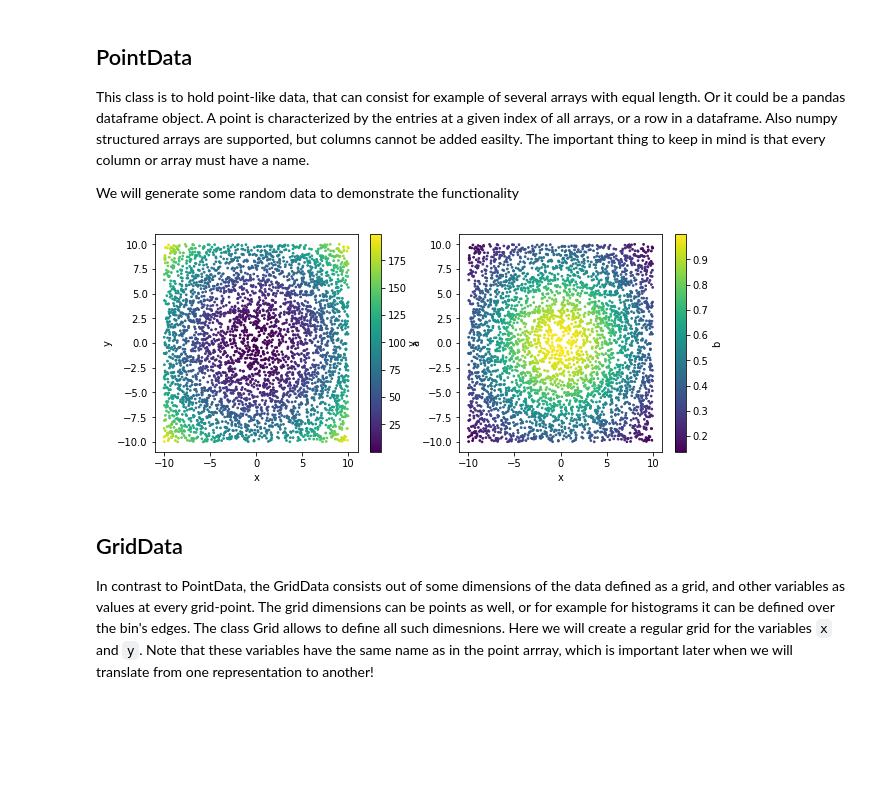
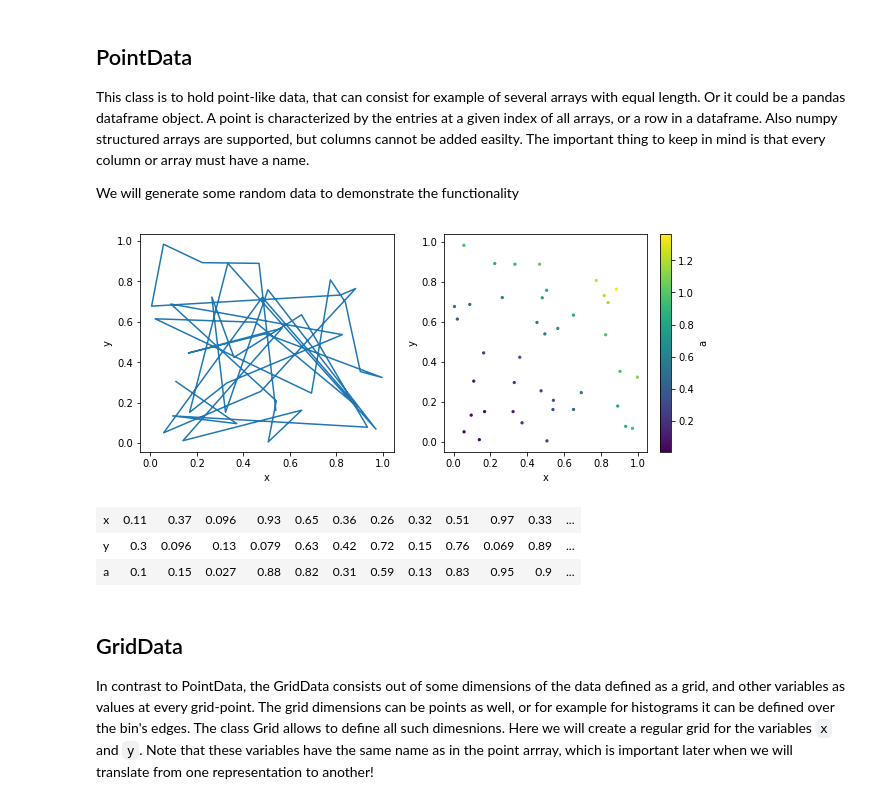
Before and after one commit to philippeller/dama, a Jupyter notebook: notebooks/example.ipynb, the cells around one changed output. Drawn from its saved outputs; the diff is of its cells as text; code cells hidden in the pictures; blank space fills up the shorter version.

```diff
--- a/notebooks/example.ipynb
+++ b/notebooks/example.ipynb
@@ -16,16 +19,21 @@ The important thing to keep in mind is that every column or array must have a na
 We will generate some random data to demonstrate the functionality
 # %%
 points = pn.PointData()
-points['x'] = np.random.rand(4000) * 20 - 10
-points['y'] = np.random.rand(4000) * 20 - 10
+points['x'] = np.random.rand(40)
+points['y'] = np.random.rand(40)
 points['a'] = points['x']**2 + points['y']**2
-points['b'] = np.exp(-points['a']/100)
 
 fig, (ax1, ax2) = plt.subplots(figsize=(10,4), ncols=2)
-points.plot_scatter('x', 'y', c='a', s=3, cbar=True, ax=ax1)
-points.plot_scatter('x', 'y', c='b', s=3, cbar=True, ax=ax2)
+points.plot('x', 'y', ax=ax1)
+points.plot_scatter('x', 'y', c='a', s=5, cbar=True, ax=ax2)
 # %% [output]
-[figure, old version]
+[figure, new version]
+# %%
+points
+# %% [output]
+| x | 0.11 | 0.37 | 0.096 | 0.93 | 0.65 | 0.36 | 0.26 | 0.32 | 0.51 | 0.97 | 0.33 | ... |
+| y | 0.3 | 0.096 | 0.13 | 0.079 | 0.63 | 0.42 | 0.72 | 0.15 | 0.76 | 0.069 | 0.89 | ... |
+| a | 0.1 | 0.15 | 0.027 | 0.88 | 0.82 | 0.31 | 0.59 | 0.13 | 0.83 | 0.95 | 0.9 | ... |
 # %% [markdown]
 ## GridData
 In contrast to PointData, the GridData consists out of some dimensions of the data defined as a grid, and other variables as values at every grid-point. The grid dimensions can be points as well, or for example for histograms it can be defined over the bin's edges.
```
Also changed, not shown: parts of 18 cells of this notebook.
